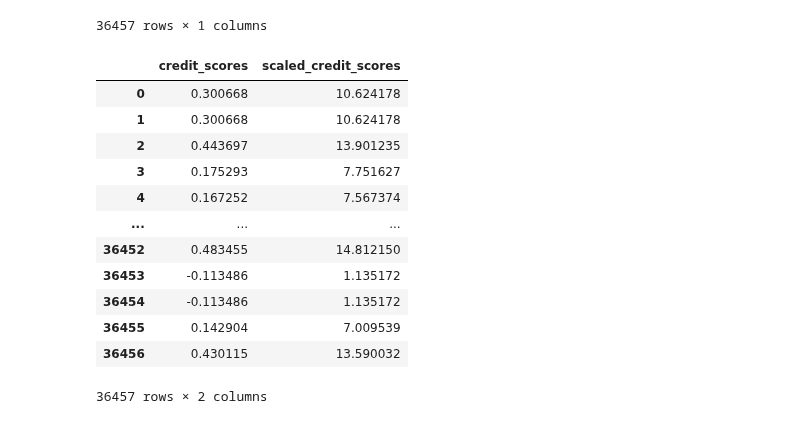
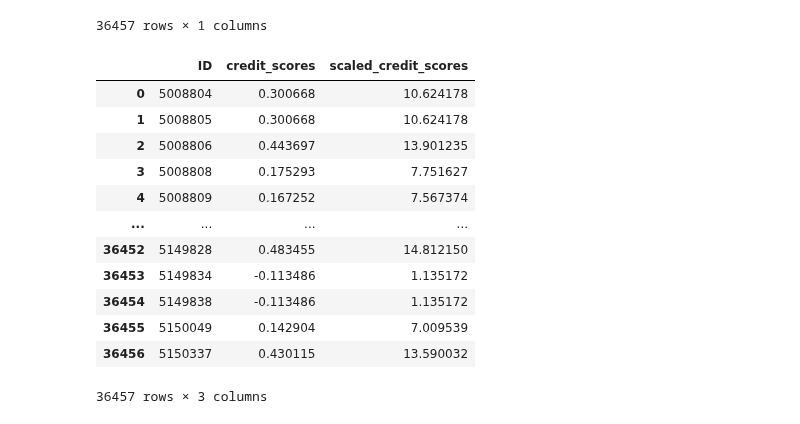
Before and after one commit to Linkkk01/INFO574_Group_Project, a Jupyter notebook: code/AHP.ipynb, the cells around one changed output. Drawn from its saved outputs; the diff is of its cells as text; code cells hidden in the pictures.

```diff
--- a/code/AHP.ipynb
+++ b/code/AHP.ipynb
@@ -73,6 +73,7 @@ feature_weights.to_csv('../data/feature_weights.csv', index=False)
 # %%
 # To calculate the credit score
 df = pd.read_csv('../data/final_df_2.csv')
+ID = df["ID"]
 df.drop(['ID','workclass'], axis=1, inplace=True)
 display(df)
 df.info()
@@ -214,20 +229,22 @@ credit_scores
 # %%
 scaled_data = (credit_scores.iloc[:, ] - credit_scores.iloc[:, ].min()) / (credit_scores.iloc[:, ].max() - credit_scores.iloc[:, ].min()) * 100
 credit_scores["scaled_credit_scores"] = scaled_data
+credit_scores["ID"] = ID
+credit_scores = credit_scores[["ID", "credit_scores", "scaled_credit_scores"]]
 credit_scores
 # %% [output]
-|  | credit_scores | scaled_credit_scores |
-| 0 | 0.300668 | 10.624178 |
-| 1 | 0.300668 | 10.624178 |
-| 2 | 0.443697 | 13.901235 |
-| 3 | 0.175293 | 7.751627 |
-| 4 | 0.167252 | 7.567374 |
-| ... | ... | ... |
-| 36452 | 0.483455 | 14.812150 |
-| 36453 | -0.113486 | 1.135172 |
-| 36454 | -0.113486 | 1.135172 |
-| 36455 | 0.142904 | 7.009539 |
-| 36456 | 0.430115 | 13.590032 |
+|  | ID | credit_scores | scaled_credit_scores |
+| 0 | 5008804 | 0.300668 | 10.624178 |
+| 1 | 5008805 | 0.300668 | 10.624178 |
+| 2 | 5008806 | 0.443697 | 13.901235 |
+| 3 | 5008808 | 0.175293 | 7.751627 |
+| 4 | 5008809 | 0.167252 | 7.567374 |
+| ... | ... | ... | ... |
+| 36452 | 5149828 | 0.483455 | 14.812150 |
+| 36453 | 5149834 | -0.113486 | 1.135172 |
+| 36454 | 5149838 | -0.113486 | 1.135172 |
+| 36455 | 5150049 | 0.142904 | 7.009539 |
+| 36456 | 5150337 | 0.430115 | 13.590032 |
-36457 rows × 2 columns
+36457 rows × 3 columns
 # %%
 credit_scores.to_csv("../data/credit_scores_AHP.csv", index=False)
```
Also changed, not shown: parts of 1 cell of this notebook.
